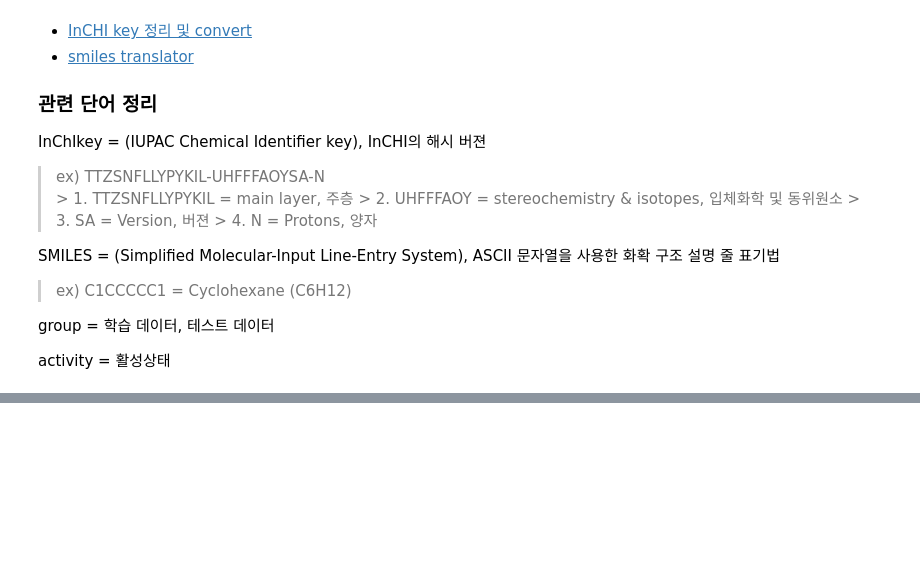
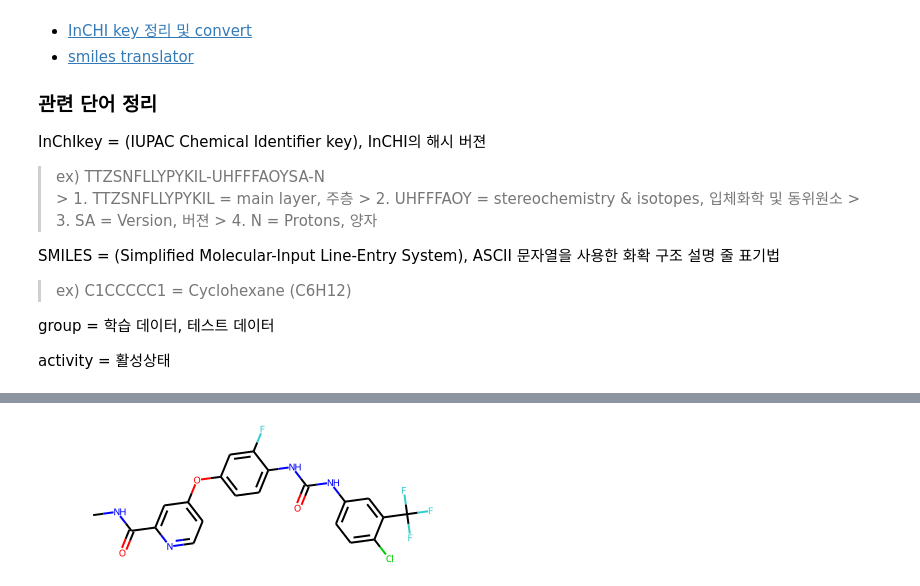
Before and after one commit to cmblir/Compound-Classification, a Jupyter notebook: Cclassification.ipynb, the cells around one changed output, grey strips where cells are left out. Saved outputs shown, nothing was run; the diff lists cells and outputs as text; code cells hidden in the pictures; blank space fills up the shorter version.

```diff
--- a/Cclassification.ipynb
+++ b/Cclassification.ipynb
@@ -77,0 +108,6 @@ activity = 활성상태
+# %%
+mol = Chem.MolFromSmiles(df['smiles'][0])
+# %%
+mol
+# %% [output]
+[figure, added]
```
Also changed, not shown: parts of 8 cells of this notebook.
